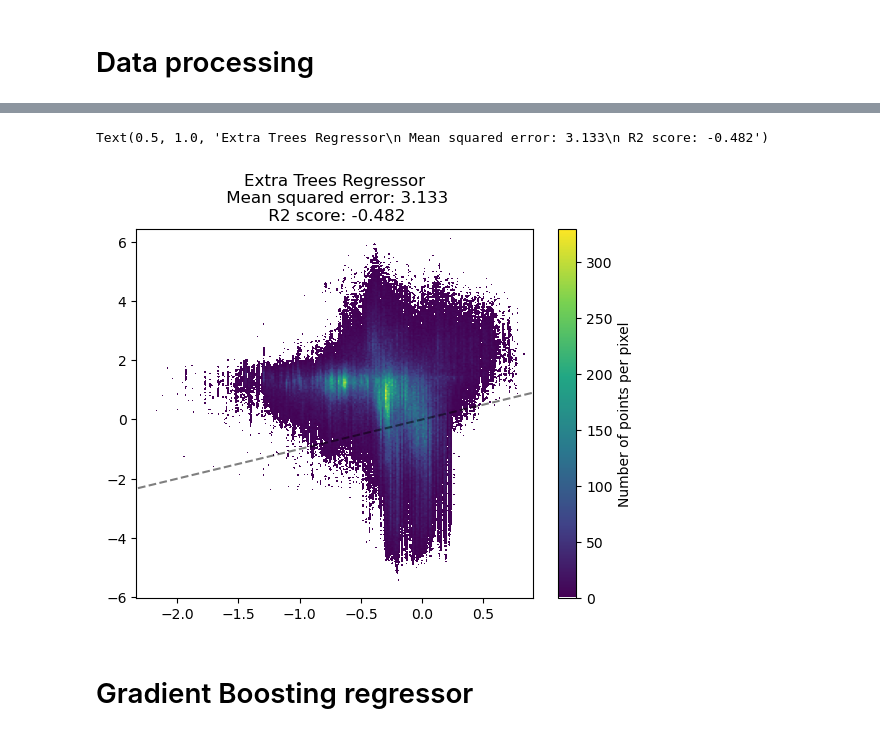
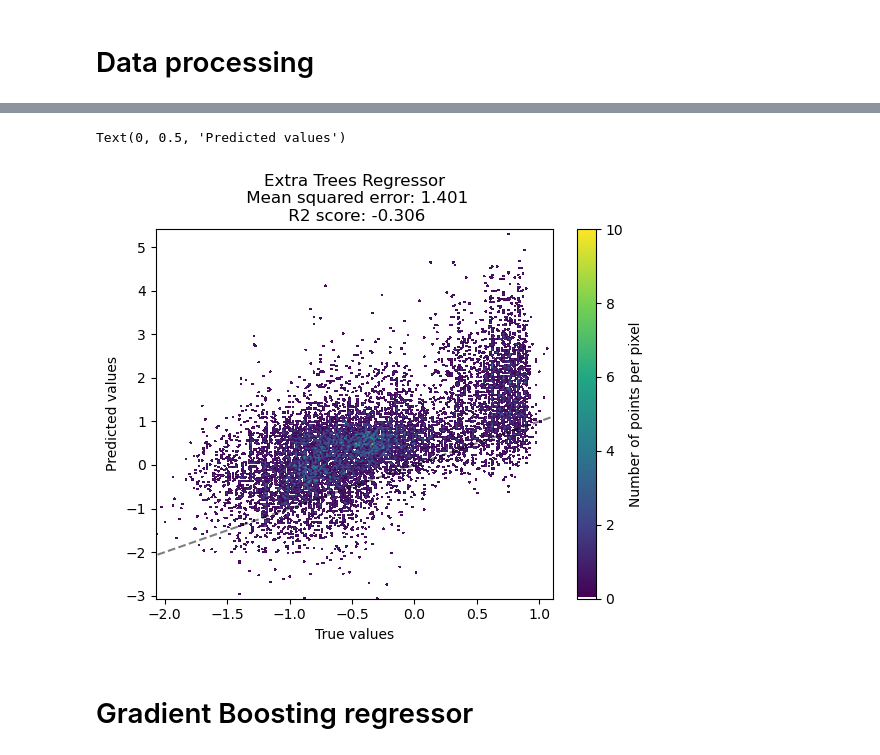
Before and after one commit to christopherogerepfl/UHI_prediction, a Jupyter notebook: exploratory.ipynb, the cells around one changed output, grey strips where cells are left out. Saved outputs shown, nothing was run; the diff lists cells and outputs as text; code cells hidden in the pictures.

Commit message:
update and add images

```diff
--- a/exploratory.ipynb
+++ b/exploratory.ipynb
@@ -71,11 +72,12 @@ reload(f)
 pop_day_europe = rio.open(r'data_day_30ss\ENACT_POP_D072011_EU28_R2020A_4326_30ss_V1_0.tif')
 pop_night_europe = rio.open(r'data_night_30ss\ENACT_POP_N072011_EU28_R2020A_4326_30ss_V1_0.tif')
 elevation = rio.open(r"elevation\eea_r_4326_1_km_elevation-map-europe_p_2004_v01_r00\elevationeurope1x1_reproj2.tif")
+land_cover = rio.open(r"MCD12Q1.061_LC_Prop1_doy2011001_aid0001.tif")
 folder = 'data'
 
 #When selecting the data, make attnetion to the presence of mountains around (or we have to find the elevation data and add it)
 
-df = f.process_data(folder, pop_day_europe, pop_night_europe, elevation, 500000)
+df = f.process_data(folder, pop_day_europe, pop_night_europe, elevation, land_cover, 500000)
 # %% [output]
 (16963944,) (16963944,)
 (67407144,) (67407144,)
@@ -169,7 +284,7 @@ from sklearn.ensemble import RandomForestRegressor
 from sklearn.model_selection import GridSearchCV
 
 
-rf = RandomForestRegressor(n_estimators=25, max_depth=20, min_samples_split=2)
+rf = RandomForestRegressor(n_estimators=100, max_depth=10, bootstrap=True, criterion='squared_error')
 
 rf.fit(X_train, y_train)
 
@@ -215,27 +359,10 @@ R2:  0.8903825480930262
 # %%
-import mpl_scatter_density # adds projection='scatter_density'
-from matplotlib.colors import LinearSegmentedColormap, LogNorm
-
-# "Viridis-like" colormap with white background
-white_viridis = LinearSegmentedColormap.from_list('white_viridis', [
-    (0, '#ffffff'),
-    (1e-20, '#440053'),
-    (0.2, '#404388'),
-    (0.4, '#2a788e'),
-    (0.6, '#21a784'),
-    (0.8, '#78d151'),
-    (1, '#fde624'),
-], N=256)
-
-def using_mpl_scatter_density(fig, x, y):
-    ax = fig.add_subplot(1, 1, 1, projection='scatter_density')
-    density = ax.scatter_density(x, y, cmap=white_viridis)
-    fig.colorbar(density, label='Number of points per pixel')
+'''reload(f)
 
 mse = round(mean_squared_error(y_test, y_pred),3)
 r2 = round(r2_score(y_test, y_pred),3)
 fig = plt.figure()
-using_mpl_scatter_density(fig, y_pred, y_test)
+f.using_mpl_scatter_density(fig, y_pred, y_test)
 plt.plot([-5, 8], [-5, 8], 'k--', alpha=0.5)
 plt.xlabel('True values')
 plt.ylabel('Predicted values')
@@ -243,4 +370,4 @@ plt.xlim(-4, 6)
 plt.ylim(-4, 6)
 plt.title('Extra Trees Regressor\n Mean squared error: '+str(mse)+'\n R2 score: '+str(r2))
 
-plt.show()
+plt.show()'''
@@ -249,4 +441,5 @@ plt.show()
 # %%
-zagreb_df = f.process_data_city('data', pop_day_europe, pop_night_europe, elevation, 500000, 'Zagreb')
+reload(f)
+zagreb_df = f.process_data_city('data', pop_day_europe, pop_night_europe, elevation, land_cover, 10000, 'Basel')
 zagreb_df
 # %% [output]
@@ -267,18 +460,20 @@ zagreb_df
 # %%
-df_to_test = zagreb_df.drop(['deltaT', 'city', 'deltaT_pred'], axis=1).fillna(0)
-df_to_test[['temp', 'pop', 'wind', 'hum']] = scaler.transform(df_to_test[['temp', 'pop', 'wind', 'hum']])
+df_to_test = zagreb_df.drop(['deltaT', 'city'], axis=1).fillna(0)
+#df_to_test[['temp', 'pop', 'wind', 'hum']] = scaler.transform(df_to_test[['temp', 'pop', 'wind', 'hum']])
 zagreb_df['deltaT_pred'] = etr.predict(df_to_test)
 
 mse = round(mean_squared_error(zagreb_df.deltaT, zagreb_df.deltaT_pred),3)
 r2 = round(r2_score(zagreb_df.deltaT, zagreb_df.deltaT_pred),3)
 
 fig = plt.figure()
 using_mpl_scatter_density(fig, zagreb_df.deltaT_pred, zagreb_df.deltaT)
 plt.plot([-5, 8], [-5, 8], 'k--', alpha=0.5)
 plt.title('Extra Trees Regressor\n Mean squared error: '+str(mse)+'\n R2 score: '+str(r2))
+plt.xlabel('True values')
+plt.ylabel('Predicted values')
 # %% [output]
-Text(0.5, 1.0, 'Extra Trees Regressor\n Mean squared error: 3.133\n R2 score: -0.482')
+Text(0, 0.5, 'Predicted values')
-[figure, old version]
+[figure, new version]
 # %% [markdown]
 # Gradient Boosting regressor
 # %%
```
Also changed, not shown: parts of 27 cells of this notebook, 6 other files.
